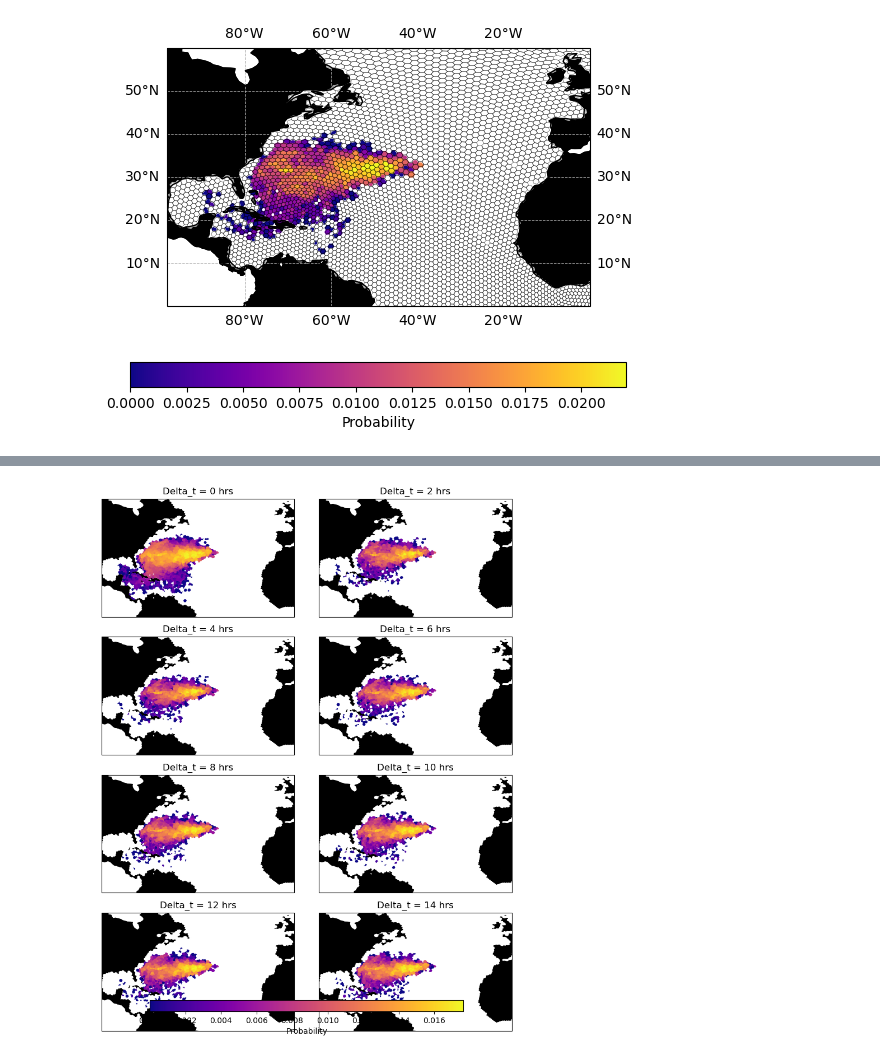
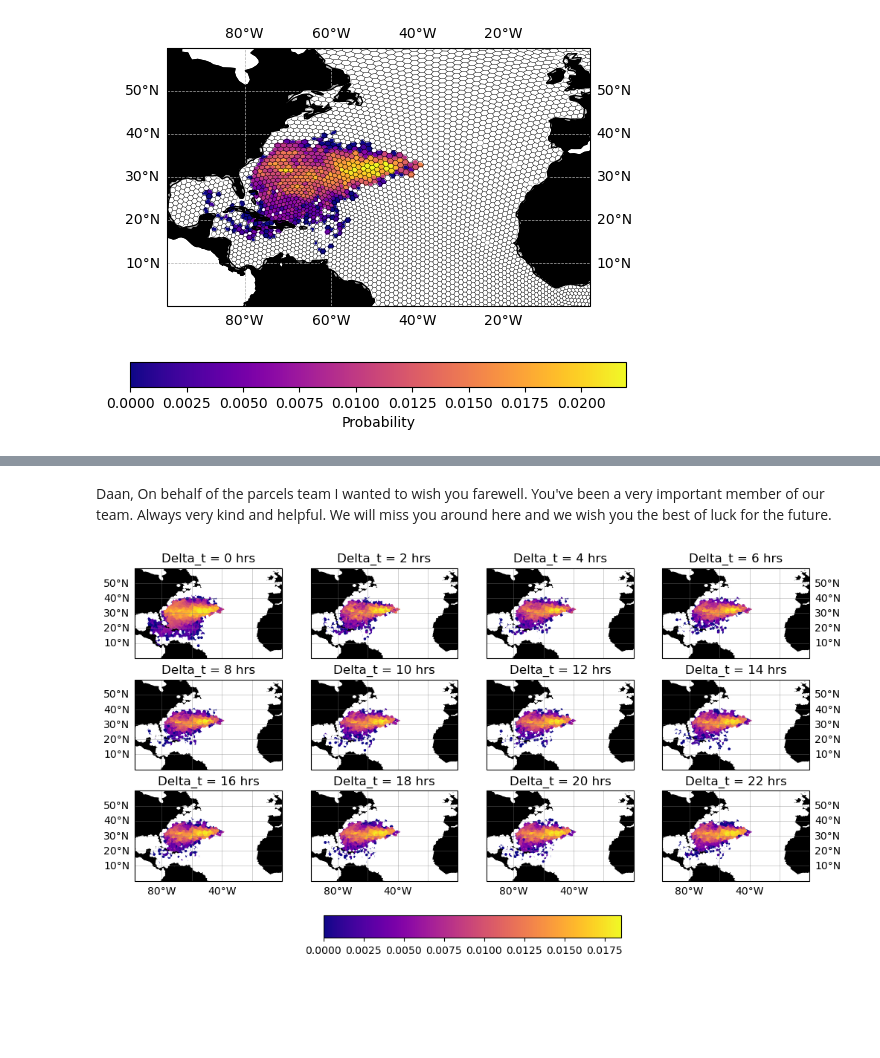
Before and after one commit to OceanParcels/NEMO_Ensemble_Lagrangian_Analysis, a Jupyter notebook: notebooks/10.Representation_single_members.ipynb, the cells around one changed output, grey strips where cells are left out. Drawn from its saved outputs; the diff is of its cells as text; code cells hidden in the pictures; blank space fills up the shorter version.

```diff
--- a/notebooks/10.Representation_single_members.ipynb
+++ b/notebooks/10.Representation_single_members.ipynb
@@ -168,23 +170,42 @@ Text(0, 0.5, 'Time (days)')
-# %%
-t = 365
-fig, axs = plt.subplots(4, 2, figsize=(8, 10), subplot_kw={'projection': cartopy.crs.PlateCarree()})
-axs = np.ravel(axs)
-
-# Determine global vmin and vmax for consistent color scaling across subplots
-
-for i, ax in tqdm(enumerate(axs)):
-    ax.set_extent([-98, 0, 0, 60], crs=cartopy.crs.PlateCarree())
-    # ax.coastlines()
-    ax.add_feature(cartopy.feature.LAND, zorder=0, color='black')
-
-    im = hexbin_grid.pcolorhex(P_AX_001['probability'][i*2, :, t].values, ax=ax, cmap='plasma', draw_edges=False)
-    ax.set_title(f'Delta_t = {i*2} hrs')
-
-# Add a colorbar to the figure, associated with the last subplot's mappable
-cbar_ax = fig.add_axes([0.15, 0.05, 0.7, 0.02])  # Adjust these values as needed
-
-cbar = fig.colorbar(im, cax=cbar_ax, orientation='horizontal', label='Probability')
-
-plt.tight_layout()
-# %% [output]
-[figure, removed]
+# %% [markdown]
+Daan, On behalf of the parcels team I wanted to wish you farewell. You've been a very important member of our team. Always very kind and helpful. We will miss you around here and we wish you the best of luck for the future.
+# %%
+fig, axs = plt.subplots(ncols=4, nrows=4, figsize=(10, 6),
+                       subplot_kw={'projection': cartopy.crs.PlateCarree()},
+                       sharey=True, constrained_layout=True)
+
+axs = axs.reshape(16)
+
+for i in range(12):
+
+    axs[i].set_extent([-98, 0, 0, 60], crs=cartopy.crs.PlateCarree())
+    axs[i].add_feature(cartopy.feature.LAND, zorder=0, color='black')
+
+    axs[i].set_title(f'Delta_t = {i*2} hrs')
+    gl = axs[i].gridlines(crs=cartopy.crs.PlateCarree(), draw_labels=True,
+                         linewidth=0.5, color='gray', alpha=0.5)
+
+    im = hexbin_grid.pcolorhex(P_AX_001['probability'][i, :, t].values, ax=axs[i], cmap='plasma', draw_edges=False)
+    if i in [1, 2, 3, 5, 6, 7, 9, 10, 11]:
+        gl.left_labels = False
+
+    if i in [0, 1, 2, 3, 4, 5, 6, 7]:
+        gl.bottom_labels = False
+
+    gl.top_labels = False
+    gl.right_labels = False
+
+    if i in [3, 7, 11]:
+        gl.right_labels = True
+
+for i in range(12, 16):
+    axs[i].axis('off')
+
+# ax[12].legend(handles=[h], loc='upper center', shadow=True)
+bar_ax = fig.add_axes([0.3, 0.13, 0.4, 0.05])
+cbar = fig.colorbar(im, cax=bar_ax, orientation='horizontal')
+
+# plt.savefig(output_path + 'posterior.pdf', format='pdf')
+# plt.savefig(output_path + 'posterior.jpg', format='jpg', dpi=300)
+# %% [output]
+[figure, added]
```
Also changed, not shown: parts of 2 cells of this notebook, 3 other files.
